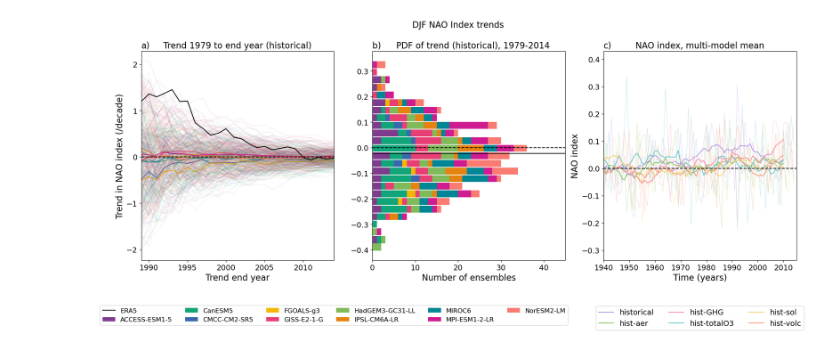
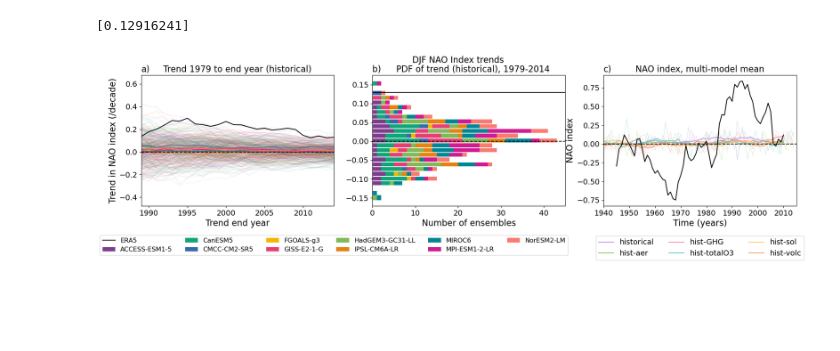
Before and after one commit to slbennie/scripts_trend_projections, a Jupyter notebook: NAtlantic_WG/NAO_community_paper_plotting/Trend_BF_analysis_1850-2014_updated_with_projections.ipynb, the cells around one changed output. Saved outputs shown, nothing was run; the diff lists cells and outputs as text; code cells hidden in the pictures; blank space fills up the shorter version.

```diff
--- a/NAtlantic_WG/NAO_community_paper_plotting/Trend_BF_analysis_1850-2014_updated_with_projections.ipynb
+++ b/NAtlantic_WG/NAO_community_paper_plotting/Trend_BF_analysis_1850-2014_updated_with_projections.ipynb
@@ -90,16 +90,17 @@ def get_multimodel_mean(files, variable):
 #FIGURE a) DATA ANALYSIS
 
 #seting up the time period to calculate the trend over and the length of the trend period to start with
-year_init = 1979
+year_init = 1951
 year_final = 2015
-period_init = 10
+period_init = 30
 time = np.arange(year_init+period_init, year_final)
 
 #finding the ERA5 trend
 variable = 'nao_timeseries_djf'
 filepath = '/gws/nopw/j04/extant/users/slbennie/CVDP_outputs/NAO/ERA5_2020/ERA5_1.cvdp_data.1940-2020.nc'
 era5_trend = calculate_NAO_trend(filepath, year_init, year_final, period_init, variable, 'TIME') * 10
-era5_trend_PDF = calculate_NAO_trend(filepath, year_init, year_final, 35, variable, 'TIME') * 10
+era5_trend_PDF = calculate_NAO_trend(filepath, year_init, year_final, 63, variable, 'TIME') * 10
+print(era5_trend_PDF)
 
 #finding the ensemble and ensemble mean trends.
 #setting up variables
@@ -128,11 +129,13 @@ for m in model:
     for i in range(0,len(filepaths_EM)):
         trend_EM = calculate_NAO_trend(filepaths_EM[i],year_init, year_final, period_init, variable, 'year')
         ensemble_mean_trend[m].append(trend_EM * 10)
+# %% [output]
+[0.12916241]
 # %%
 #FIGURE b) DATA ANALYSIS
 
 #Basically use the same function as before but want only to longest trend period. Make period_init biggest it can be.
-year_init = 1979
+year_init = 1951
 year_final = 2015
 period_init = year_final - year_init - 1
 
@@ -204,7 +207,7 @@ era5 = xr.open_dataset('/gws/nopw/j04/extant/users/slbennie/CVDP_outputs/NAO/his
 era5_timeseries = era5['nao_timeseries_djf']
 era5_times = np.arange(1940,2015)
 # %%
-fig, ax = plt.subplots(nrows = 1, ncols = 3, figsize=(22,8))
+fig, ax = plt.subplots(nrows = 1, ncols = 3, figsize=(22,5))
 
 #FIGURE a)
 #plotting ensemble trend lines and the ensemble mean trend lines
@@ -246,7 +249,7 @@ for e in experiment:
 #plotting era5 and creating a 10-year rolling mean
 era5_timeseries_running_mean = pd.Series(era5_timeseries).rolling(window=window_size, center=True).mean()
 
-#ax[2].plot(era5_times, era5_timeseries_running_mean.values, color='black')
+ax[2].plot(era5_times, era5_timeseries_running_mean.values, color='black')
 
 #FORMATTING
 ax[0].axhline(0, color='black', linestyle='--')
@@ -259,31 +262,31 @@ ax[2].set_xlim(1940,2015)
 
 #Titles and axis
 ax[0].set_title('Trend 1979 to end year (historical)', fontsize=16)
 ax[0].set_ylabel('Trend in NAO index (/decade)', fontsize=16)
 ax[0].set_xlabel('Trend end year', fontsize=16)
 ax[0].set_title('a)', loc='left', fontsize=16)
 ax[0].tick_params(labelsize=14)
 
 #creates a legend outwith the plots
 a = ax[1].legend(loc='upper center', bbox_to_anchor=(-0.2, -0.2), ncols=6, fontsize=12)
 
 ax[1].set_title('   PDF of trend (historical), 1979-2014', fontsize=16)
 ax[1].set_xlabel('Number of ensembles', fontsize=16)
 ax[1].set_title('b)', loc='left', fontsize=16)
 ax[1].tick_params(labelsize=14)
 
 ax[2].set_title('NAO index, multi-model mean', fontsize=16)
 ax[2].set_ylabel('NAO index', fontsize=16)
 ax[2].set_xlabel('Time (years)', fontsize=16)
 ax[2].set_title('c)', loc='left', fontsize=16)
 ax[2].tick_params(labelsize=14)
 
 #creates a legend outwith the plots
 b = ax[2].legend(loc='upper center', bbox_to_anchor=(0.5, -0.2), ncols=3, fontsize=14)
 
 plt.suptitle('DJF NAO Index trends', fontsize=16)
 #plt.tight_layout(rect=[0, 0.1, 1, 0.92])
 plt.subplots_adjust(top=0.88, bottom=0.2)
 plt.savefig('NAO_community_paper_plots_updated_projection_methodology/NAtlantic_group_paper_1979-2014_historical.png', bbox_inches='tight')
 # %% [output]
-[figure, old version]
+[figure, new version]
```
Also changed, not shown: parts of 2 cells of this notebook, 4 other files.
